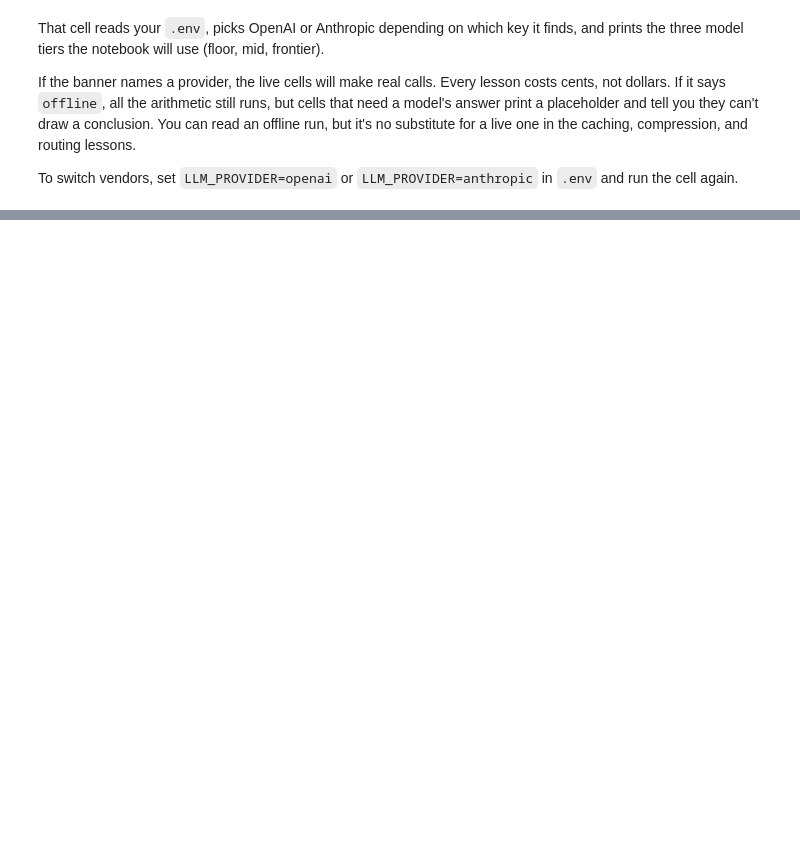
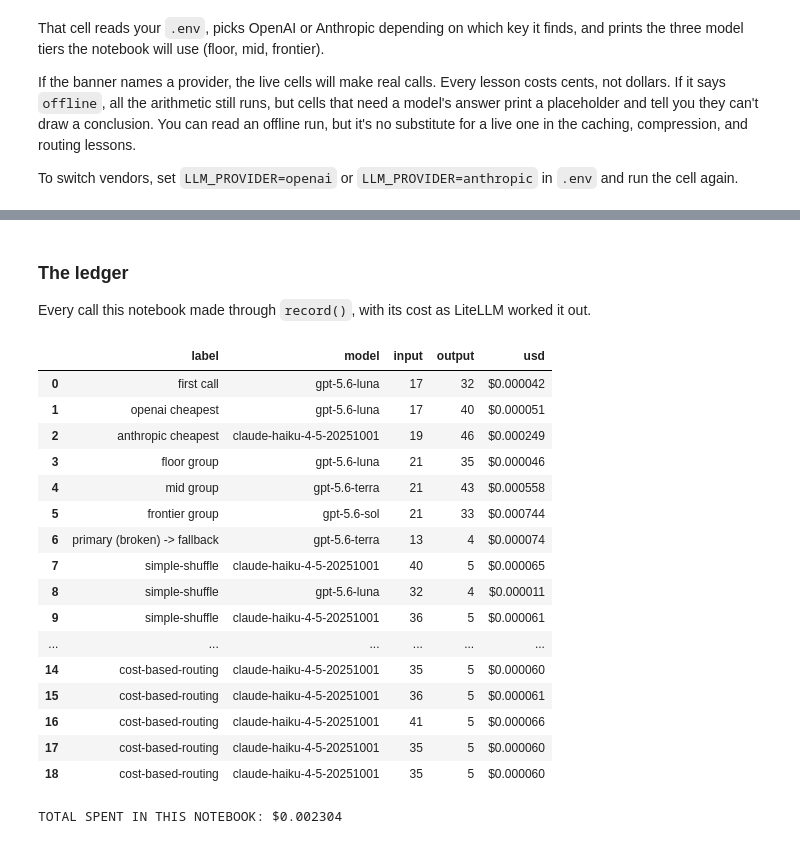
Before and after one commit to tatwan/ai_cost_management_course, a Jupyter notebook: notebooks/08_litellm_gateway.ipynb, the cells around one changed output, grey strips where cells are left out. Drawn from its saved outputs; the diff is of its cells as text; code cells hidden in the pictures; blank space fills up the shorter version.

```diff
--- a/notebooks/08_litellm_gateway.ipynb
+++ b/notebooks/08_litellm_gateway.ipynb
@@ -430,0 +419,30 @@ List the model ids hard-coded in your applications and replace them with two or
+# %% [markdown]
+### The ledger
+
+Every call this notebook made through `record()`, with its cost as LiteLLM worked it out.
+# %%
+ledger_df = pd.DataFrame(LEDGER_ROWS)
+show(ledger_df.style.format({"usd": "${:,.6f}"}, na_rep="unpriced"))
+if LIVE:
+    print(f"\nTOTAL SPENT IN THIS NOTEBOOK: {usd(ledger_df.usd.sum())}")
+else:
+    print("\nOffline: these rows are mock responses, so nothing was spent.")
+# %% [output]
+|  | label | model | input | output | usd |
+| 0 | first call | gpt-5.6-luna | 17 | 32 | $0.000042 |
+| 1 | openai cheapest | gpt-5.6-luna | 17 | 40 | $0.000051 |
+| 2 | anthropic cheapest | claude-haiku-4-5-20251001 | 19 | 46 | $0.000249 |
+| 3 | floor group | gpt-5.6-luna | 21 | 35 | $0.000046 |
+| 4 | mid group | gpt-5.6-terra | 21 | 43 | $0.000558 |
+| 5 | frontier group | gpt-5.6-sol | 21 | 33 | $0.000744 |
+| 6 | primary (broken) -> fallback | gpt-5.6-terra | 13 | 4 | $0.000074 |
+| 7 | simple-shuffle | claude-haiku-4-5-20251001 | 40 | 5 | $0.000065 |
+| 8 | simple-shuffle | gpt-5.6-luna | 32 | 4 | $0.000011 |
+| 9 | simple-shuffle | claude-haiku-4-5-20251001 | 36 | 5 | $0.000061 |
+| ... | ... | ... | ... | ... | ... |
+| 14 | cost-based-routing | claude-haiku-4-5-20251001 | 35 | 5 | $0.000060 |
+| 15 | cost-based-routing | claude-haiku-4-5-20251001 | 36 | 5 | $0.000061 |
+| 16 | cost-based-routing | claude-haiku-4-5-20251001 | 41 | 5 | $0.000066 |
+| 17 | cost-based-routing | claude-haiku-4-5-20251001 | 35 | 5 | $0.000060 |
+| 18 | cost-based-routing | claude-haiku-4-5-20251001 | 35 | 5 | $0.000060 |
+TOTAL SPENT IN THIS NOTEBOOK: $0.002304
```
Also changed, not shown: parts of 51 cells of this notebook.
